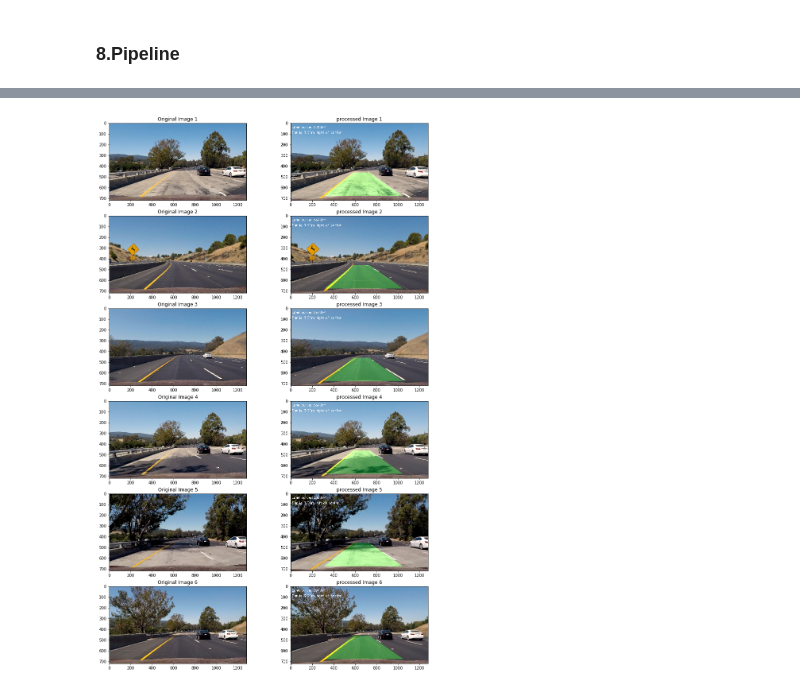
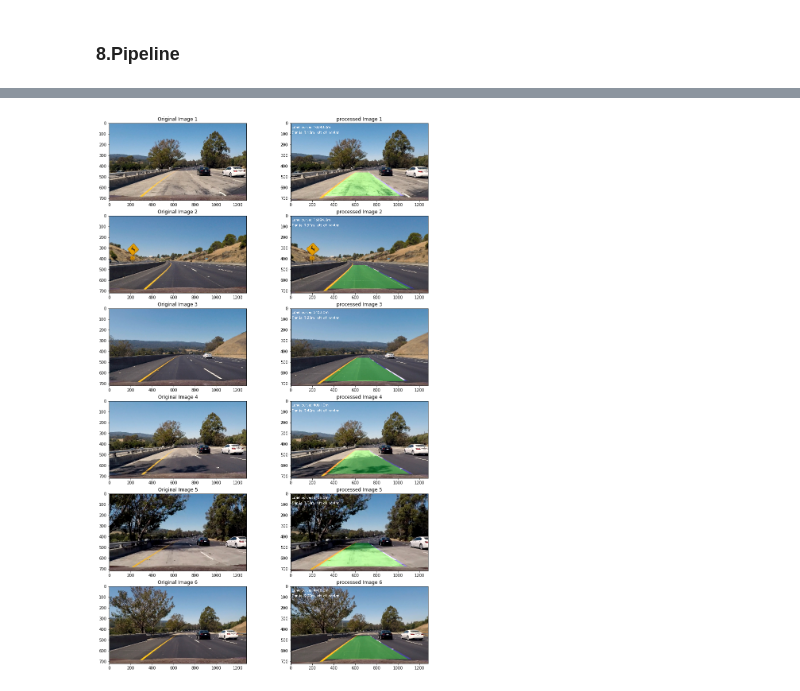
Before and after one commit to sumitborar/AdvancedLaneDetection, a Jupyter notebook: Advanced Lane Detection.ipynb, the cells around one changed output, grey strips where cells are left out. Cells and saved outputs as stored; diff of their text form; code cells hidden in the pictures.

Commit message:
Update lane detection

```diff
--- a/Advanced Lane Detection.ipynb
+++ b/Advanced Lane Detection.ipynb
@@ -429,6 +455,10 @@ def draw_poly( img, left_fit, right_fit):
 
     cv2.fillPoly(color_warp, pts, (0, 255, 0))
 
+     # Draw lane markers
+    cv2.drawContours(color_warp, pts_right.reshape((-1,1,2)).astype(np.int32), -1, (0,0,255), thickness=30)
+    cv2.drawContours(color_warp, pts_left.reshape((-1,1,2)).astype(np.int32), -1, (255,0,0), thickness=30)
+
     newwarp = apply_reverse_prespective_transform(color_warp)
     # Combine the result with the original image
     result = cv2.addWeighted(img, 1, newwarp, 0.3, 0)
@@ -454,15 +484,34 @@ def pipeline(image, mtx, dist, previous_lines, prev_count):
     ## color threshold
     color_mask = color_threshold(image_trans)
 
+
     ## combined
     mask = np.zeros_like(sobel_mask).astype(np.uint8)
     mask[((sobel_mask== 1) | ( color_mask==1) )] = 1
 
+    #print("Mask ready ..")
     ##lanes
     left_points, right_points = None,None
     l_fit, r_fit = None,None
+    temp_p_count = prev_count
+    left_points, right_points = detect_lines_sliding_window(mask, previous_lines, prev_count)
 
-    left_points, right_points = detect_lines_sliding_window(mask, previous_lines, prev_count)
+    '''if ( previous_lines and prev_count < 16 ):
+        ## use previous frames for finding lines
+        #print("Get lane points regress..")
+        left_points, right_points = detect_lines_regress(img, previous_lines, prev_count)
+    else:
+        #print("Get lane points window..")
+        left_points, right_points = detect_lines_sliding_window(mask, previous_lines, prev_count)
+
+    if ( left_points is None or right_points is None ):
+        #left_points, right_points = detect_lines_sliding_window(mask, previous_lines, prev_count)
+        ## use previous frame
+        left_points = previous_lines[-1][0]
+        right_points = previous_lines[-1][1]
+        prev_count +=1'''
+
+
     l_fit = fit_line(left_points[0], left_points[1])
     r_fit = fit_line(right_points[0], right_points[1])
 
@@ -488,14 +537,19 @@ def pipeline(image, mtx, dist, previous_lines, prev_count):
     return'''
     #-------------------------
     ## if first frame -- add that as the previous frame
-    if  not previous_lines :
+    if not previous_lines :
         previous_lines.append((left_points, right_points, l_fit, r_fit))
 
+    #print("Get average coefficients..")
     ## do sanity check & get coordinates averaged
     l_fit, r_fit = get_average_coefficients( l_fit, r_fit, previous_lines, prev_count )
+
     ## add this to history
-    previous_lines.append((left_points, right_points, l_fit, r_fit))
+    ## only add to history if new lines detected
+    if ( temp_p_count == prev_count ):
+        previous_lines.append((left_points, right_points, l_fit, r_fit))
 
+    #print("Draw poly..")
     #print( l_fit, r_fit)
     res = draw_poly(image_undis, l_fit, r_fit)
 
@@ -523,7 +577,6 @@ c = 1
 previous_lines = deque(maxlen=3)
 for i in range(6):
     num = i+1
-
     img = mpimg.imread("./test_images/test"+str(num)+".jpg")
     plt.subplot(6, 2,c)
     plt.imshow(img)
@@ -531,7 +584,7 @@ for i in range(6):
     c += 1
     plt.subplot(6, 2,c)
     c += 1
-    processed = pipeline(img, mtx, dist, previous_lines, 0)
+    processed = pipeline(img, mtx, dist, previous_lines, 16)
     plt.imshow(processed)
     plt.title("processed Image "+str(num))
 # %% [output]
@@ -539,4 +596,4 @@ Warning: Right Coefficient Error - 0.0009676308672958524
-[figure, old version]
+[figure, new version]
 # %%
 
 # Video writer
```
Also changed, not shown: parts of 6 cells of this notebook, 3 other files.
